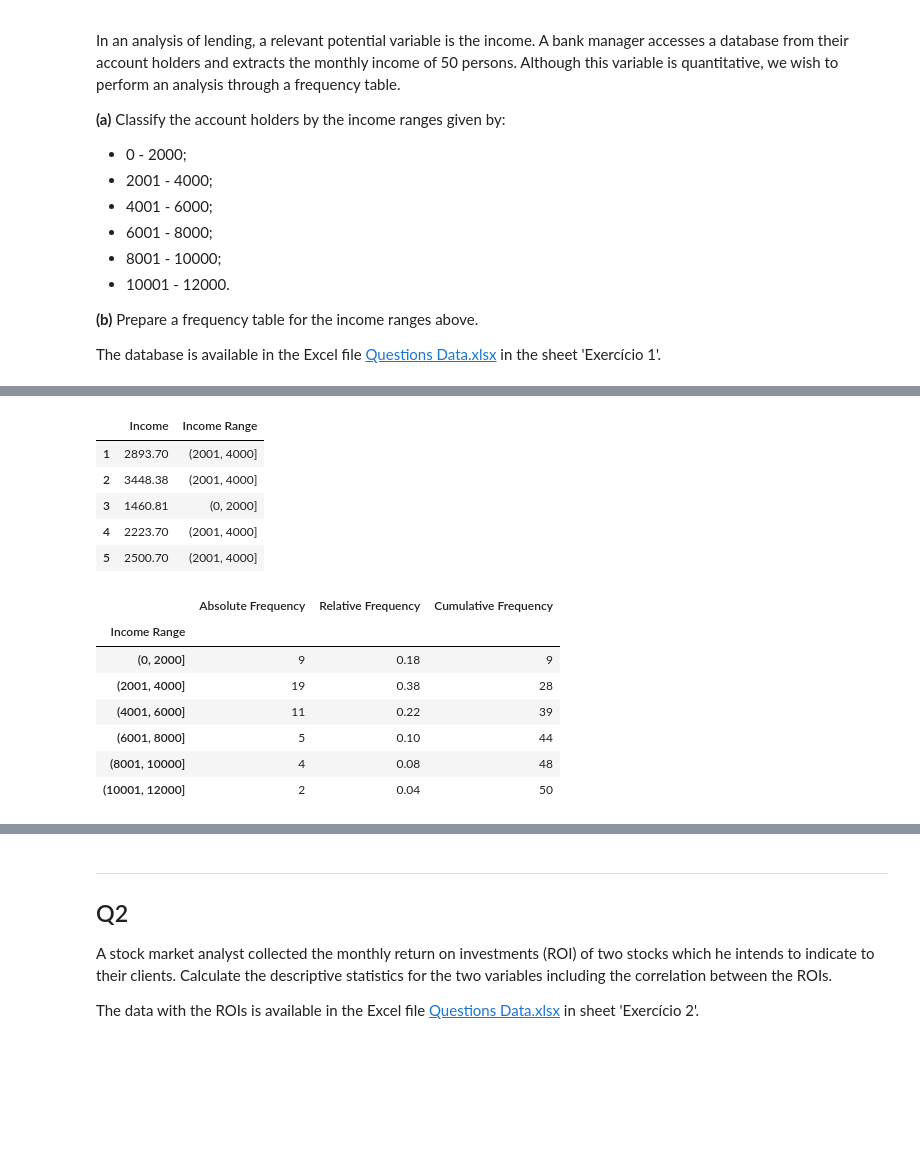
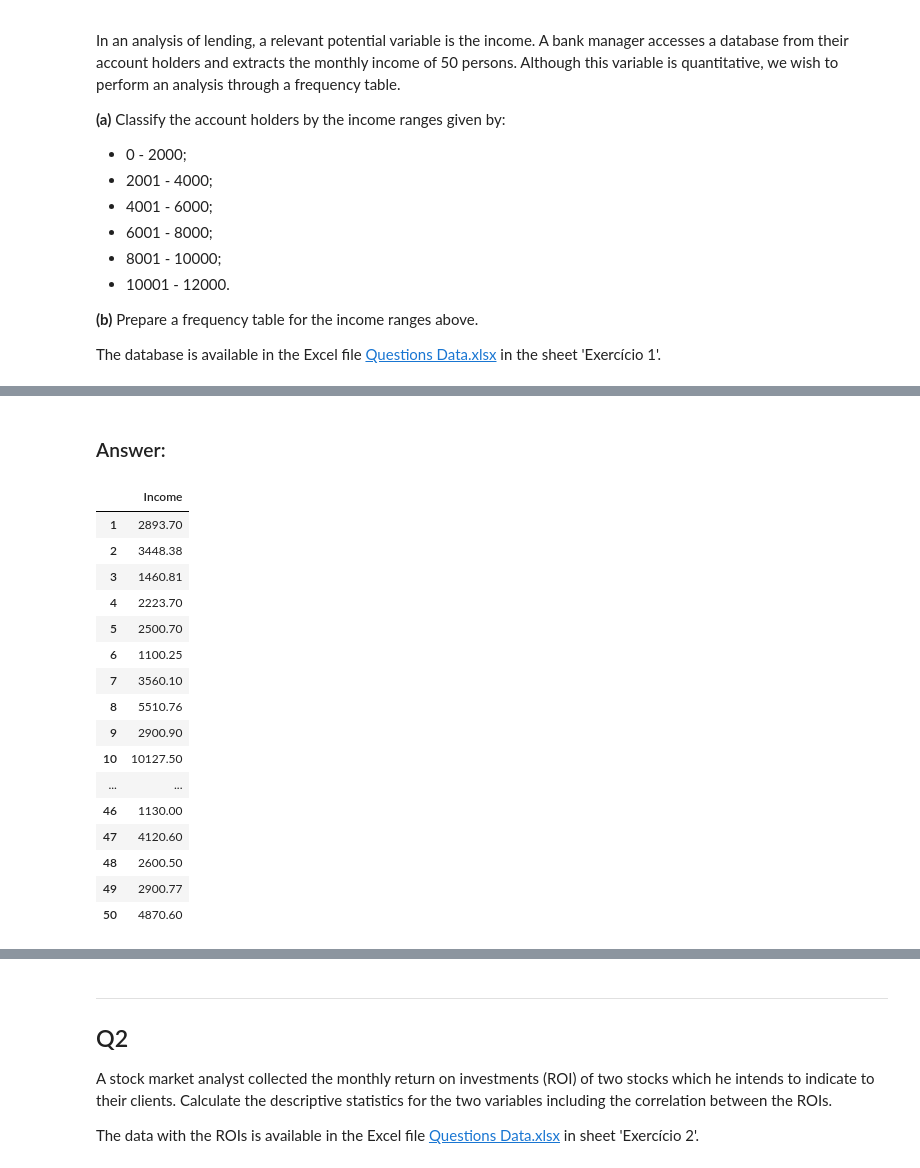
Before and after one commit to nicolaubruno/statistics, a Jupyter notebook: MBA Data Science/Fundamentals of Statistics/Exercise List/Python Solutions.ipynb, the cells around one changed output, grey strips where cells are left out. Drawn from its saved outputs; the diff is of its cells as text; code cells hidden in the pictures; blank space fills up the shorter version.

```diff
--- a/MBA Data Science/Fundamentals of Statistics/Exercise List/Python Solutions.ipynb
+++ b/MBA Data Science/Fundamentals of Statistics/Exercise List/Python Solutions.ipynb
@@ -51,29 +28,34 @@ df.head()
-# %%
-# Setting income ranges
-bins = [(0, 2000)] + [(v + 1, v + 2000) for v in range(2000, 12000, 2000)]
-df['Income Range'] = pd.cut(df.to_numpy().T[0], pd.IntervalIndex.from_tuples(bins))
-df.head()
-# %% [output]
-|  | Income | Income Range |
-| 1 | 2893.70 | (2001, 4000] |
-| 2 | 3448.38 | (2001, 4000] |
-| 3 | 1460.81 | (0, 2000] |
-| 4 | 2223.70 | (2001, 4000] |
-| 5 | 2500.70 | (2001, 4000] |
-# %%
-freq_df = df.groupby('Income Range').count()
-freq_df.rename(columns = {'Income': 'Absolute Frequency'}, inplace = True)
-freq_df['Relative Frequency'] = freq_df['Absolute Frequency'] / freq_df['Absolute Frequency'].sum()
-freq_df['Cumulative Frequency'] = freq_df['Absolute Frequency'].cumsum()
-freq_df['Cumulative Absolute Freq.']
-
-freq_df
-# %% [output]
-|  | Absolute Frequency | Relative Frequency | Cumulative Frequency |
-| Income Range |  |  |  |
-| (0, 2000] | 9 | 0.18 | 9 |
-| (2001, 4000] | 19 | 0.38 | 28 |
-| (4001, 6000] | 11 | 0.22 | 39 |
-| (6001, 8000] | 5 | 0.10 | 44 |
-| (8001, 10000] | 4 | 0.08 | 48 |
-| (10001, 12000] | 2 | 0.04 | 50 |
+# %% [markdown]
+<h3>Answer:</h3>
+# %%
+# Read Excel file
+df = pd.read_excel(
+    "Questions Data.xlsx",
+    sheet_name = 'Exercício 1',
+    index_col = 0,
+    usecols = 'A:B',
+    nrows = 50
+)
+
+df.index.name = None
+df.rename(columns = {'Renda (R$)': 'Income'}, inplace = True)
+
+df
+# %% [output]
+|  | Income |
+| 1 | 2893.70 |
+| 2 | 3448.38 |
+| 3 | 1460.81 |
+| 4 | 2223.70 |
+| 5 | 2500.70 |
+| 6 | 1100.25 |
+| 7 | 3560.10 |
+| 8 | 5510.76 |
+| 9 | 2900.90 |
+| 10 | 10127.50 |
+| ... | ... |
+| 46 | 1130.00 |
+| 47 | 4120.60 |
+| 48 | 2600.50 |
+| 49 | 2900.77 |
+| 50 | 4870.60 |
```
Also changed, not shown: parts of 4 cells of this notebook.
